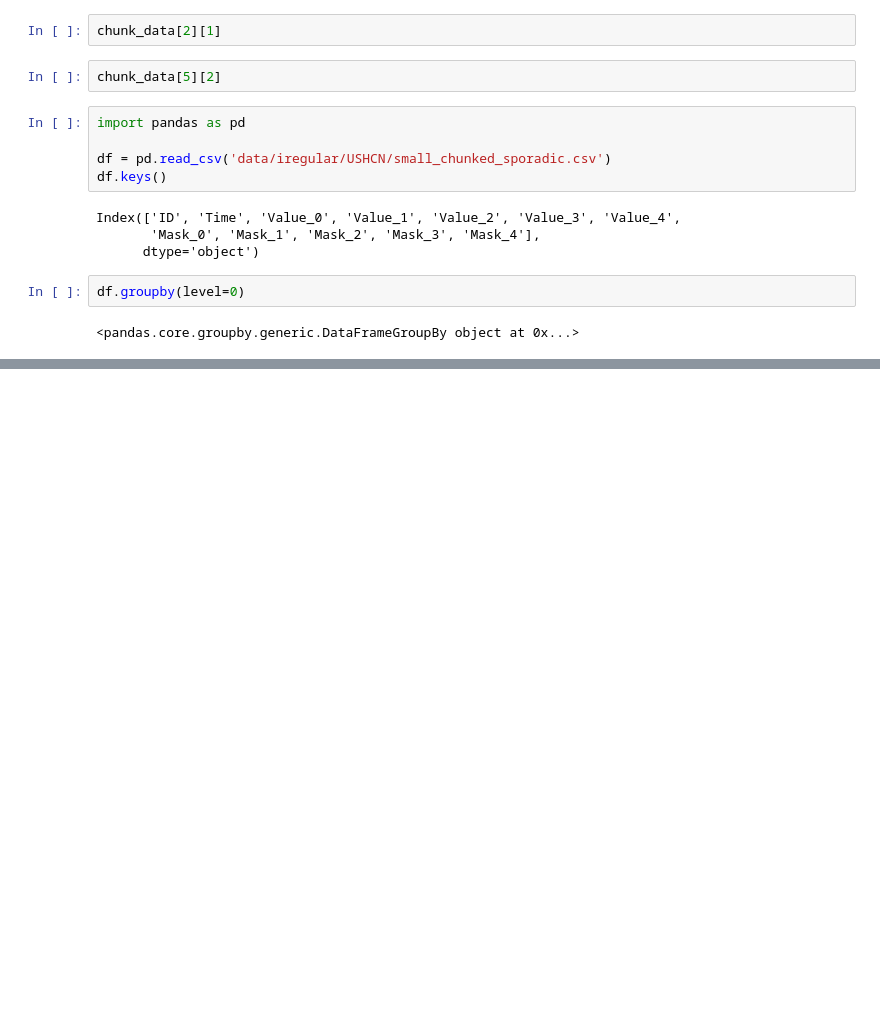
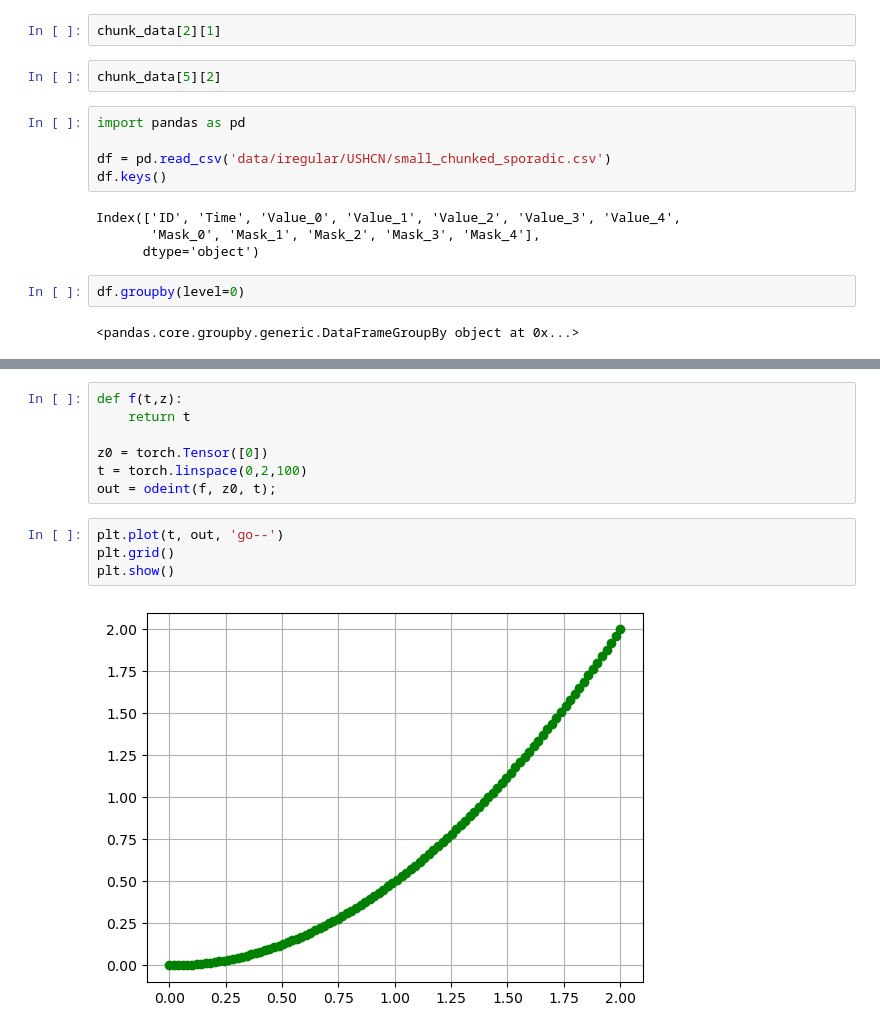
Before and after one commit to ZengYuXiang7/Iregular, a Jupyter notebook: script.ipynb, the cells around one changed output, grey strips where cells are left out. Cells and saved outputs as stored; diff of their text form; blank space fills up the shorter version.

```diff
--- a/script.ipynb
+++ b/script.ipynb
@@ -163,0 +195,13 @@ df.groupby(level=0)
+# %%
+def f(t,z):
+    return t
+
+z0 = torch.Tensor([0])
+t = torch.linspace(0,2,100)
+out = odeint(f, z0, t);
+# %%
+plt.plot(t, out, 'go--')
+plt.grid()
+plt.show()
+# %% [output]
+[figure, added]
```
Also changed, not shown: parts of 3 cells of this notebook, 13 other files.
